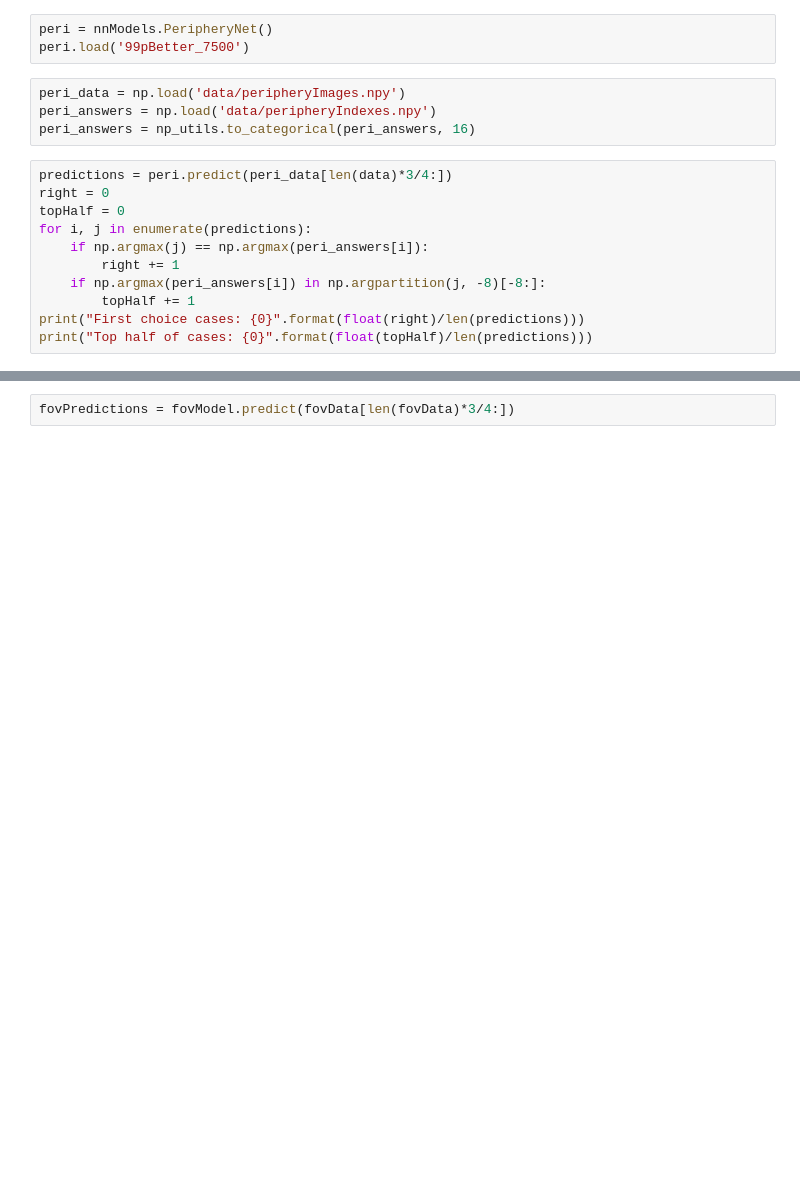
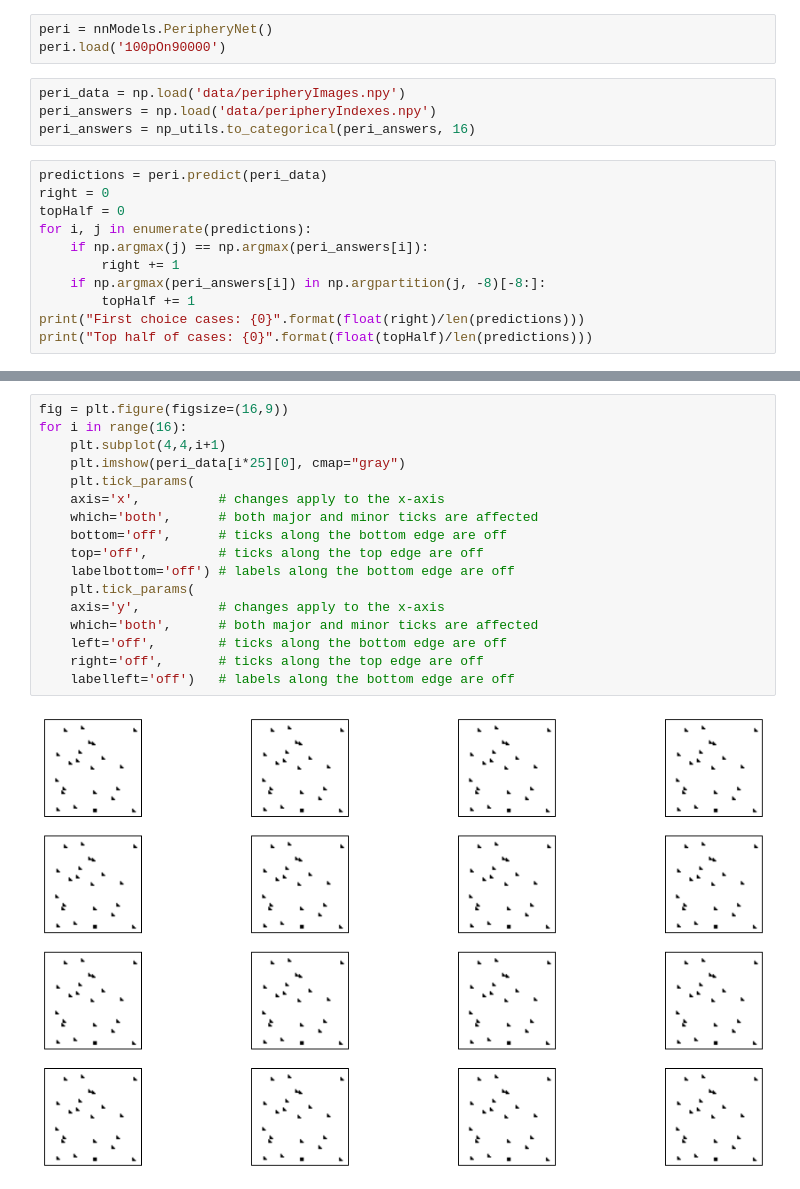
Before and after one commit to hexavi42/eye-see-u, a Jupyter notebook: ModelTest.ipynb, the cells around one changed output, grey strips where cells are left out. Saved outputs shown, nothing was run; the diff lists cells and outputs as text; blank space fills up the shorter version.

```diff
--- a/ModelTest.ipynb
+++ b/ModelTest.ipynb
@@ -39,12 +38,12 @@ plt.imshow(main.formRGBImage(data[0]))
 # %%
 peri = nnModels.PeripheryNet()
-peri.load('99pBetter_7500')
+peri.load('100pOn90000')
 # %%
 peri_data = np.load('data/peripheryImages.npy')
 peri_answers = np.load('data/peripheryIndexes.npy')
 peri_answers = np_utils.to_categorical(peri_answers, 16)
 # %%
-predictions = peri.predict(peri_data[len(data)*3/4:])
+predictions = peri.predict(peri_data)
 right = 0
 topHalf = 0
 for i, j in enumerate(predictions):
@@ -108,2 +59,19 @@ Epoch 3/3
-# %%
-fovPredictions = fovModel.predict(fovData[len(fovData)*3/4:])
+# %%
+fig = plt.figure(figsize=(16,9))
+for i in range(16):
+    plt.subplot(4,4,i+1)
+    plt.imshow(peri_data[i*25][0], cmap="gray")
+    plt.tick_params(
+    axis='x',          # changes apply to the x-axis
+    which='both',      # both major and minor ticks are affected
+    bottom='off',      # ticks along the bottom edge are off
+    top='off',         # ticks along the top edge are off
+    labelbottom='off') # labels along the bottom edge are off
+    plt.tick_params(
+    axis='y',          # changes apply to the x-axis
+    which='both',      # both major and minor ticks are affected
+    left='off',        # ticks along the bottom edge are off
+    right='off',       # ticks along the top edge are off
+    labelleft='off')   # labels along the bottom edge are off
+# %% [output]
+[figure, added]
```
Also changed, not shown: parts of 17 cells of this notebook, 1 other file.
